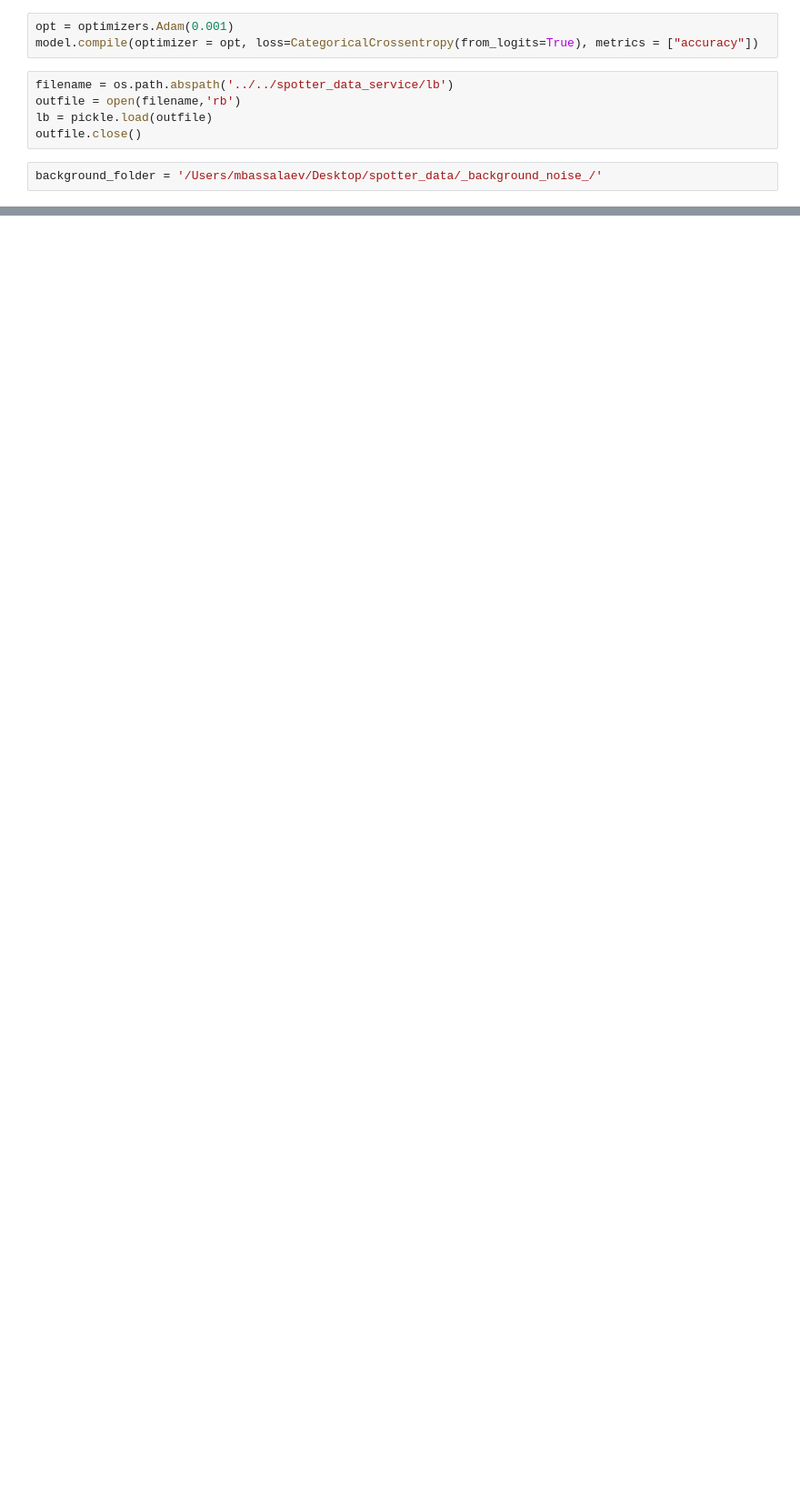
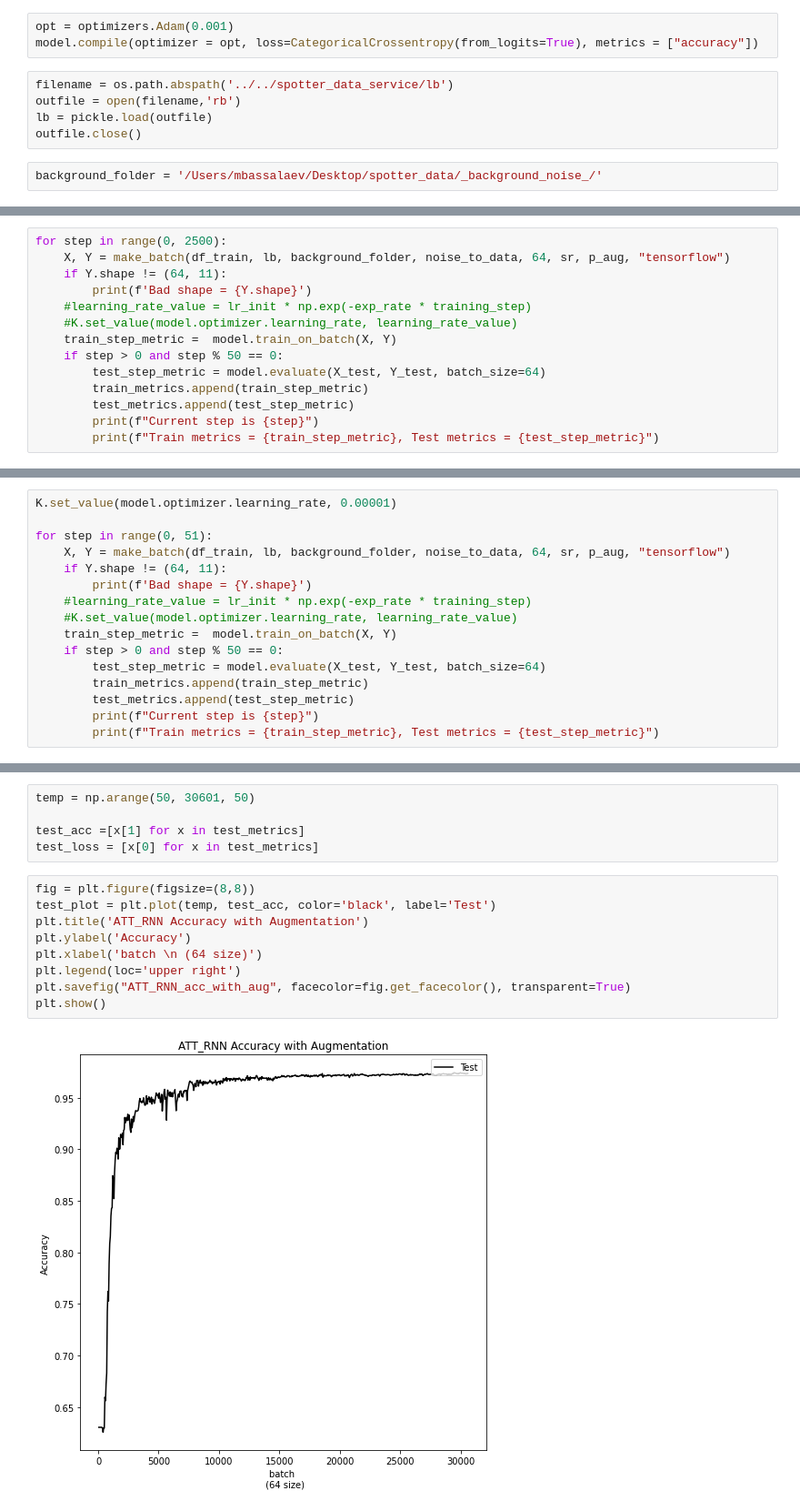
Before and after one commit to pojaleesh/Audio_kws, a Jupyter notebook: Spotter_recognition/train/Без названия.ipynb, the cells around one changed output, grey strips where cells are left out. Shown at 91% size. Drawn from its saved outputs; the diff is of its cells as text; blank space fills up the shorter version.

```diff
--- a/Spotter_recognition/train/Без названия.ipynb
+++ b/Spotter_recognition/train/Без названия.ipynb
@@ -86,0 +123,14 @@ for step in range(0, 3000):
+# %%
+for step in range(0, 2500):
+    X, Y = make_batch(df_train, lb, background_folder, noise_to_data, 64, sr, p_aug, "tensorflow")
+    if Y.shape != (64, 11):
+        print(f'Bad shape = {Y.shape}')
+    #learning_rate_value = lr_init * np.exp(-exp_rate * training_step)
+    #K.set_value(model.optimizer.learning_rate, learning_rate_value)
+    train_step_metric =  model.train_on_batch(X, Y)
+    if step > 0 and step % 50 == 0:
+        test_step_metric = model.evaluate(X_test, Y_test, batch_size=64)
+        train_metrics.append(train_step_metric)
+        test_metrics.append(test_step_metric)
+        print(f"Current step is {step}")
+        print(f"Train metrics = {train_step_metric}, Test metrics = {test_step_metric}")
@@ -86,0 +521,16 @@ for step in range(0, 3000):
+# %%
+K.set_value(model.optimizer.learning_rate, 0.00001)
+
+for step in range(0, 51):
+    X, Y = make_batch(df_train, lb, background_folder, noise_to_data, 64, sr, p_aug, "tensorflow")
+    if Y.shape != (64, 11):
+        print(f'Bad shape = {Y.shape}')
+    #learning_rate_value = lr_init * np.exp(-exp_rate * training_step)
+    #K.set_value(model.optimizer.learning_rate, learning_rate_value)
+    train_step_metric =  model.train_on_batch(X, Y)
+    if step > 0 and step % 50 == 0:
+        test_step_metric = model.evaluate(X_test, Y_test, batch_size=64)
+        train_metrics.append(train_step_metric)
+        test_metrics.append(test_step_metric)
+        print(f"Current step is {step}")
+        print(f"Train metrics = {train_step_metric}, Test metrics = {test_step_metric}")
@@ -86,0 +541,16 @@ for step in range(0, 3000):
+# %%
+temp = np.arange(50, 30601, 50)
+
+test_acc =[x[1] for x in test_metrics]
+test_loss = [x[0] for x in test_metrics]
+# %%
+fig = plt.figure(figsize=(8,8))
+test_plot = plt.plot(temp, test_acc, color='black', label='Test')
+plt.title('ATT_RNN Accuracy with Augmentation')
+plt.ylabel('Accuracy')
+plt.xlabel('batch \n (64 size)')
+plt.legend(loc='upper right')
+plt.savefig("ATT_RNN_acc_with_aug", facecolor=fig.get_facecolor(), transparent=True)
+plt.show()
+# %% [output]
+[figure, added]
```
Also changed, not shown: parts of 27 cells of this notebook, 31 other files.
